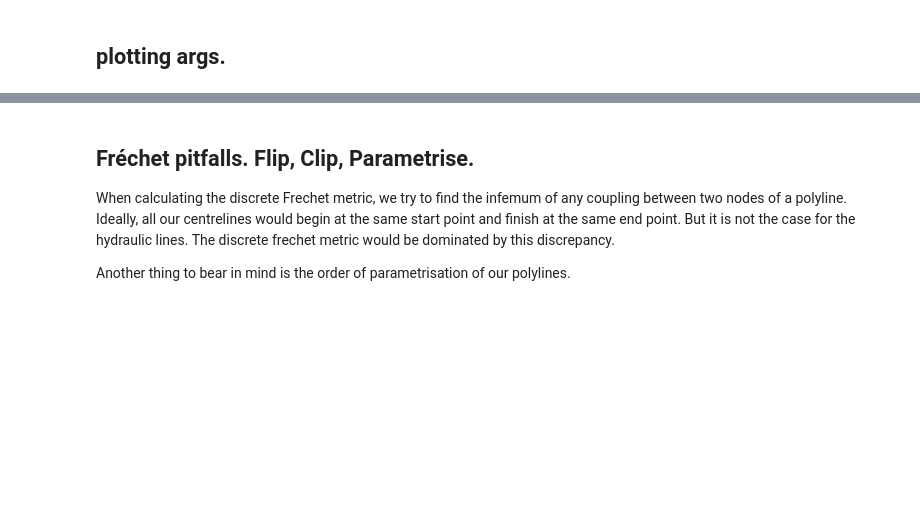
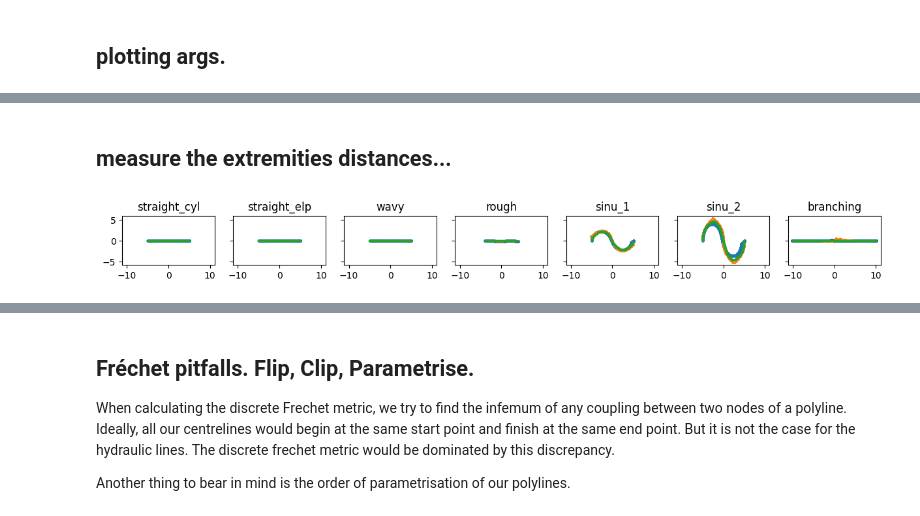
Before and after one commit to ERC-Karst/pc-centrelines, a Jupyter notebook: notebooks/6_compute_centreline_distances.ipynb, the cells around one changed output, grey strips where cells are left out. Drawn from its saved outputs; the diff is of its cells as text; code cells hidden in the pictures; blank space fills up the shorter version.

```diff
--- a/notebooks/6_compute_centreline_distances.ipynb
+++ b/notebooks/6_compute_centreline_distances.ipynb
@@ -76,8 +76,10 @@ for k, (conduit_id, conduit_name) in enumerate(conduit_map.items()):
 # list all voxelised centrelines, the sources and the target points
 list_mst_ct = []
 for k, (conduit_id, conduit_name) in enumerate(conduit_map.items()):
-    delta = 200
-
+    if k < 7:
+        delta = 200
+    else:
+        delta = 400
 
     mst_ct_fp = f"./temp/{conduit_id}_{conduit_name}/mst/{conduit_name}_{delta}_centerspline-simplified.txt"
 
@@ -161,0 +166,15 @@ end_kwargs = p["end_kwargs"]
+# %% [markdown]
+## measure the extremities distances...
+# %%
+fig, axes = plt.subplots(1,7, figsize = (15, 3), sharey=True, sharex=True)
+
+for k, ax in enumerate(axes):
+    ax.scatter(*list_hydraulic_ct[k][0][:, [0, 1]].T, s = 2)
+    ax.scatter(*list_lbc_ct[k][0][:, [0, 1]].T, s = 2)
+    ax.scatter(*list_mst_ct[k][0][:, [0, 1]].T, s = 2)
+    #ax.scatter(*list_iter_ct[k][0][:, [0, 1]].T, s = 2)
+    ax.set_title(conduit_map[k+1])
+    ax.set_aspect("equal")
+plt.show()
+# %% [output]
+[figure, added]
```
Also changed, not shown: parts of 19 cells of this notebook, 15 other files.
